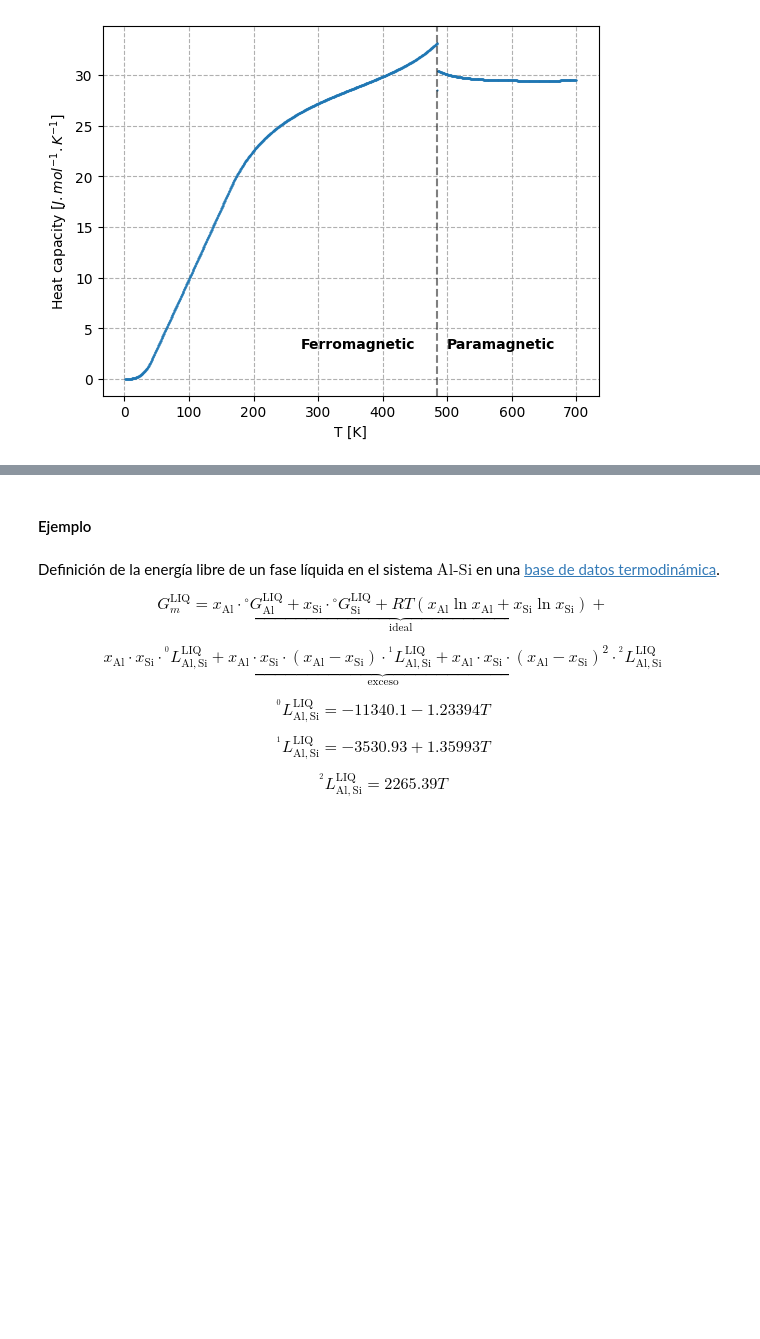
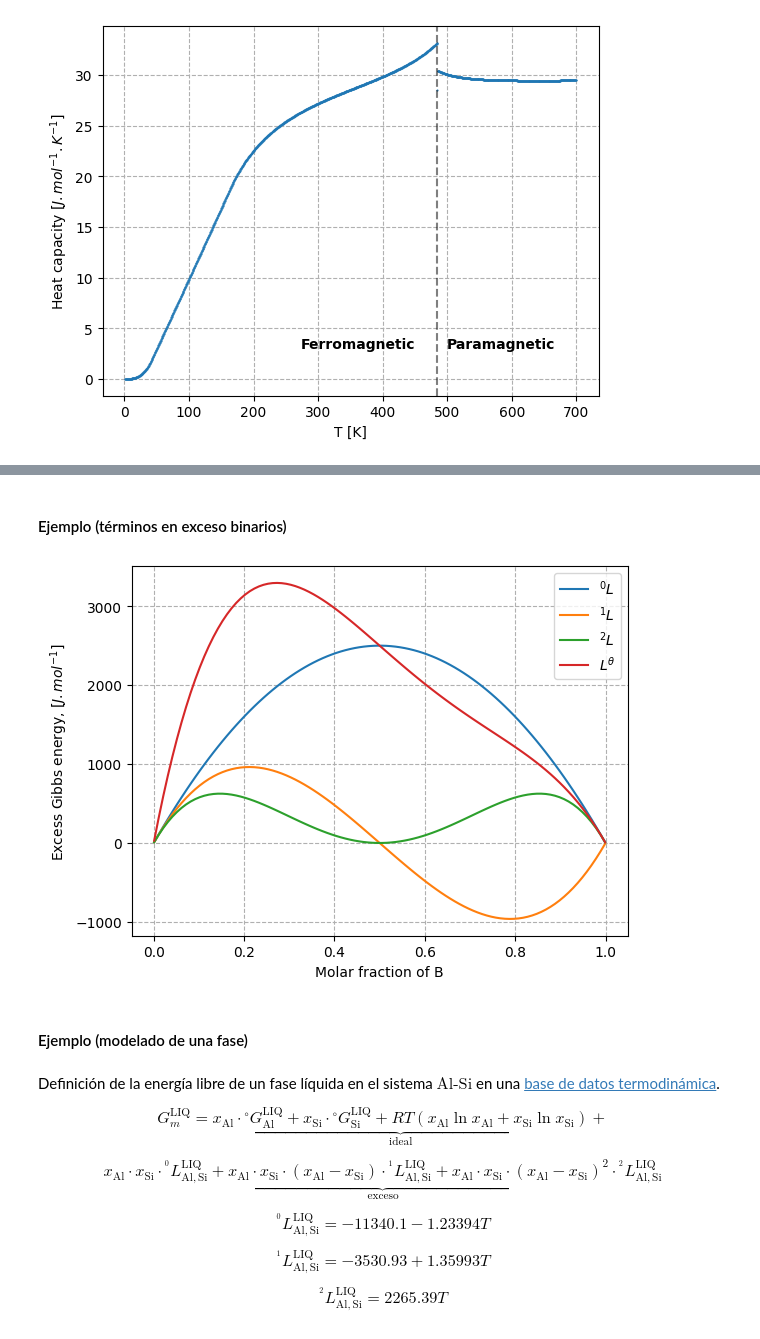
Before and after one commit to eicastroc/Calphad101, a Jupyter notebook: 01_teoria.ipynb, the cells around one changed output, grey strips where cells are left out. Saved outputs shown, nothing was run; the diff lists cells and outputs as text; code cells hidden in the pictures; blank space fills up the shorter version.

```diff
--- a/01_teoria.ipynb
+++ b/01_teoria.ipynb
@@ -413,5 +509,26 @@ $${}^{^{\nu}}L_{i,j}^{\theta} = L_0 + L_1 T + \cdots$$
+# %% [markdown]
+#### Ejemplo (términos en exceso binarios)
+# %%
+## Ejemplo
+xA = np.linspace(0.999, 1e-3, 100)
+xB = np.linspace(1e-3, 0.999, 100)
+L0, L1, L2 = 10000, 10000, 10000
+
+fig, ax = plt.subplots()
+
+ax.plot(xB, xA*xB*L0, label=r"${}^{0}L$")
+ax.plot(xB, xA*xB*(xA-xB)*L1, label=r"${}^{1}L$")
+ax.plot(xB, xA*xB*(xA-xB)**2*L2, label=r"${}^{2}L$")
+ax.plot(xB, xA*xB*(L0+(xA-xB)*L1+(xA-xB)**2*L2), label=r"$L^{\theta}$")
+ax.set_xlabel("Molar fraction of B")
+ax.set_ylabel(r"Excess Gibbs energy, $[J.mol^{-1}]$")
+ax.legend()
+ax.grid(ls='--')
+plt.show()
+# %% [output]
+[figure, added]
 # %% [markdown]
-#### Ejemplo
+#### Ejemplo (modelado de una fase)
 # %% [markdown]
 Definición de la energía libre de un fase líquida en el sistema $\text{Al-Si}$ en una [base de datos termodinámica](https://www.opencalphad.com/databases/CGNA18499ENC_001.pdf).
 
```
Also changed, not shown: parts of 27 cells of this notebook.
